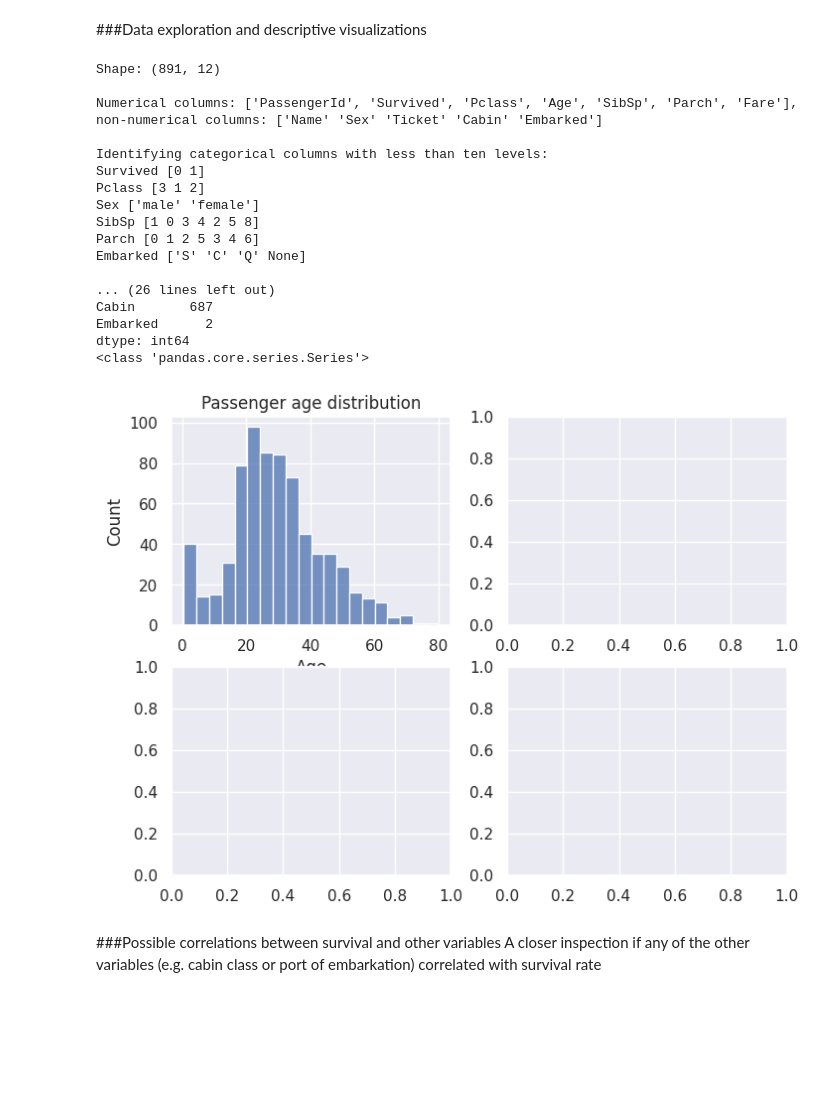
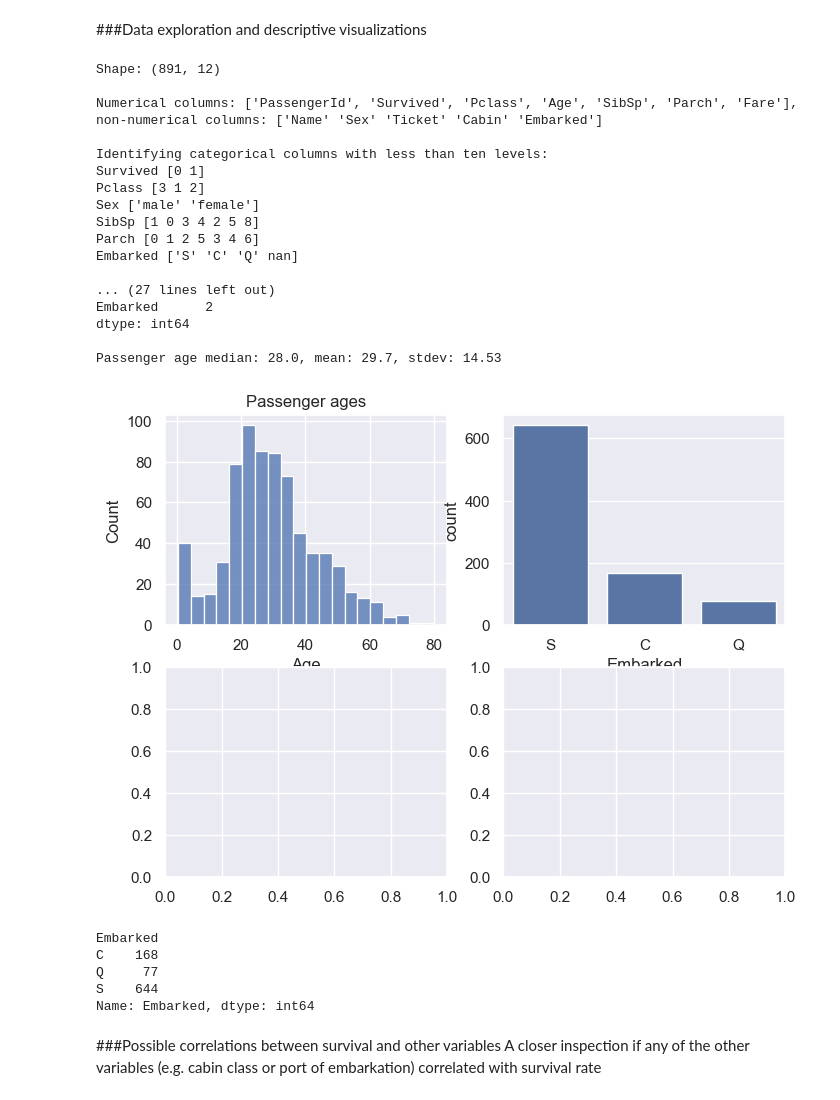
Before and after one commit to teemu-rama/Titanic, a Jupyter notebook: Titanic.ipynb, the cells around one changed output. Drawn from its saved outputs; the diff is of its cells as text; code cells hidden in the pictures; blank space fills up the shorter version.

```diff
--- a/Titanic.ipynb
+++ b/Titanic.ipynb
@@ -43,8 +43,8 @@ display(train_data.iloc[:20,:])
 # %% [markdown]
 ###Data exploration and descriptive visualizations
 # %%
-train_data = spark.sql('SELECT * FROM kayttaja_teemu_rama.tt_train').toPandas()
-# train_data = pd.read_csv('train.csv', sep=";")
+# train_data = spark.sql('SELECT * FROM kayttaja_teemu_rama.tt_train').toPandas()
+train_data = pd.read_csv('train.csv', sep=";")
 
 print(f"Shape: {train_data.shape}\n")
 print(f"Numerical columns: {train_data.select_dtypes(include='number').columns.to_list()}, non-numerical columns: {train_data.columns.values[~np.isin(train_data.columns.values,train_data.select_dtypes(include='number').columns.to_list())]}\n")
@@ -64,18 +64,23 @@ train_data = train_data.set_index('PassengerId', drop=True)
 # Nulls per column:
 
 print(f"Nulls:\n{train_data.isnull().sum()}\n")
-print(f"NaN's:\n{train_data.isna().sum()}")
+print(f"NaN's:\n{train_data.isna().sum()}\n")
+
+# Passenger age:
+
+print(f"Passenger age median: {train_data['Age'].median()}, mean: {round(train_data['Age'].mean(), 2)}, stdev: {round(train_data['Age'].std(), 2)}\n")
 
 # Ikä histogrammina, lähtösatama, hyttiluokka, selviytyneiden määrä
 
 fig, axs = plt.subplots(2,2, figsize=(8,6))
 sns.histplot(data=train_data, x="Age", color="b", ax=axs[0,0])
-axs[0,0].set_title('Passenger age distribution')
+axs[0,0].set_title('Passenger ages')
+sns.countplot(data=train_data, x='Embarked', ax=axs[0,1])
 #axs[0,1].hist(train_data["Embarked"])
 
-print(type(train_data["Embarked"][:10]))
+plt.show()
 
-plt.show()
+print(train_data.groupby('Embarked')['Embarked'].count())
 
 # axs[0,1].hist(naiset.sort_values()[:195], bins=25, color='r')
 # axs[0,1].set_title('Histogrammi / naiset')
@@ -92,38 +97,43 @@ plt.show()
 
 # sns:n displotilla helpompi bar-stack?
 
 # plt.bar(y1, x, color="r")
 # plt.bar(y2, x, color="b")
 # plt.show()
 
 
 # fig, axs = plt.subplots(2,2, figsize=(10,7))
 
 
 # axs[0,0].set_title('Histogrammi / miehet')
 
 
 # plt.bar(x=list(df.value_counts("Sex").index.values), height=df.value_counts("Sex").to_list())
 # plt.show()
 # %% [output]
 Shape: (891, 12)
 
 Numerical columns: ['PassengerId', 'Survived', 'Pclass', 'Age', 'SibSp', 'Parch', 'Fare'], non-numerical columns: ['Name' 'Sex' 'Ticket' 'Cabin' 'Embarked']
 
 Identifying categorical columns with less than ten levels:
 Survived [0 1]
 Pclass [3 1 2]
 Sex ['male' 'female']
 SibSp [1 0 3 4 2 5 8]
 Parch [0 1 2 5 3 4 6]
-Embarked ['S' 'C' 'Q' None]
+Embarked ['S' 'C' 'Q' nan]
 
-... (26 lines left out)
-Cabin       687
+... (27 lines left out)
 Embarked      2
 dtype: int64
-<class 'pandas.core.series.Series'>
+
+Passenger age median: 28.0, mean: 29.7, stdev: 14.53
-[figure, old version]
+[figure, new version]
+Embarked
+C    168
+Q     77
+S    644
+Name: Embarked, dtype: int64
 # %% [markdown]
 ###Possible correlations between survival and other variables
 A closer inspection if any of the other variables (e.g. cabin class or port of embarkation) correlated with survival rate
```
Also changed, not shown: parts of 1 cell of this notebook.
